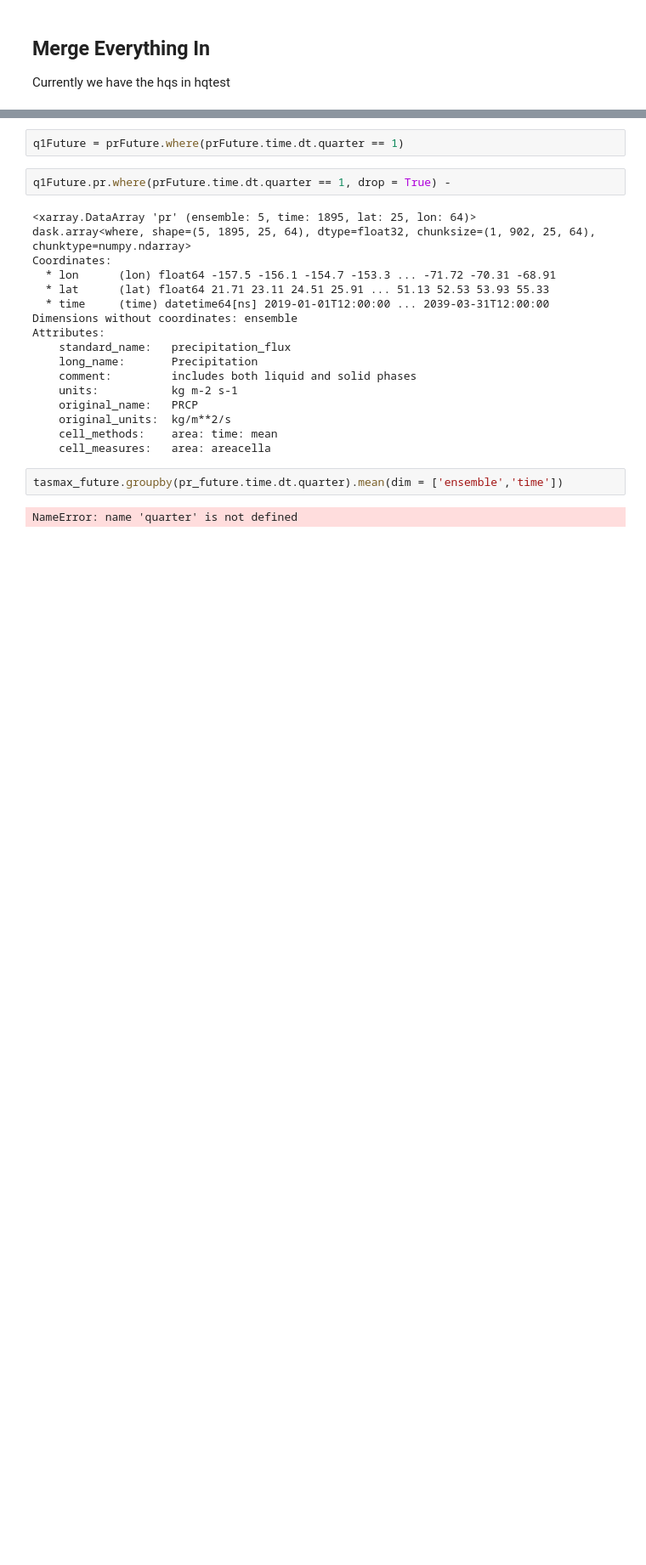
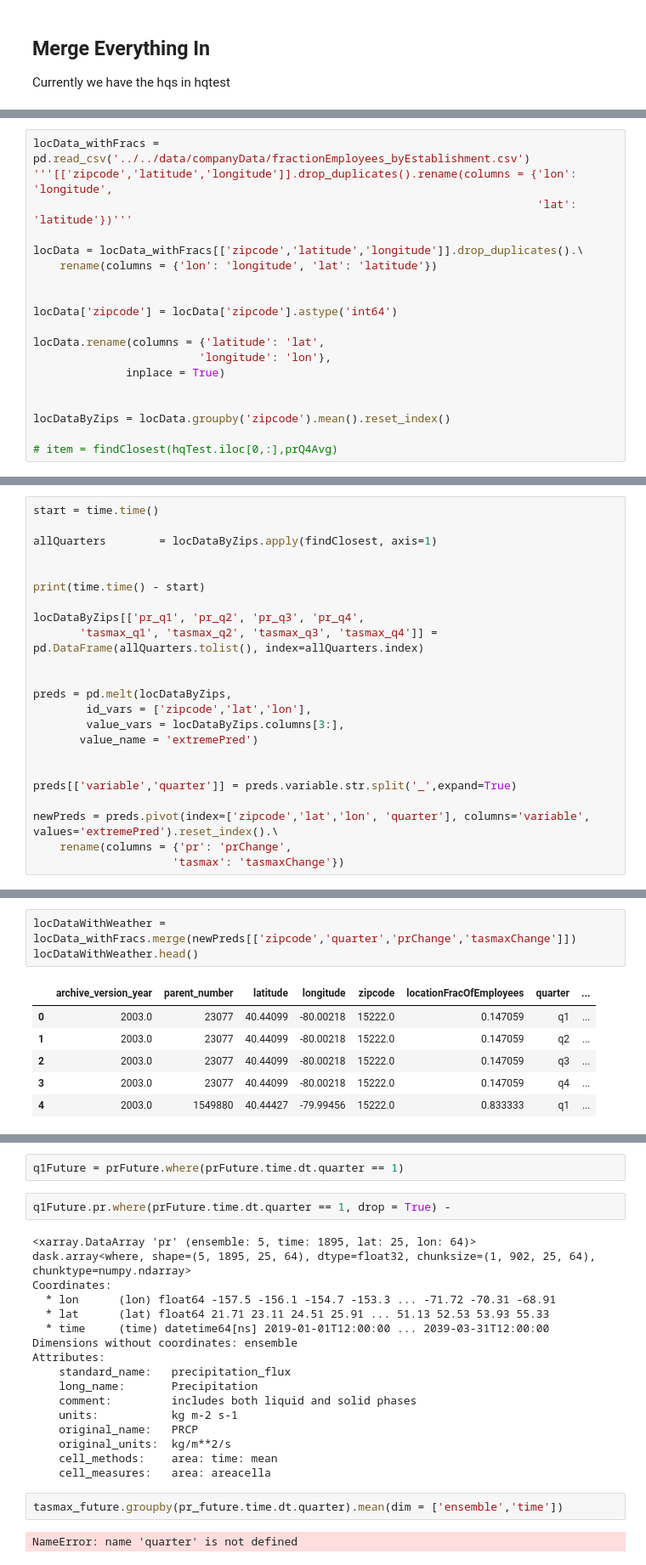
Before and after one commit to brianreed21/extremes, a Jupyter notebook: extremesCleaningCode/cmip6Processing.ipynb, the cells around one changed output, grey strips where cells are left out. Shown at 85% size. Saved outputs shown, nothing was run; the diff lists cells and outputs as text; blank space fills up the shorter version.

```diff
--- a/extremesCleaningCode/cmip6Processing.ipynb
+++ b/extremesCleaningCode/cmip6Processing.ipynb
@@ -483,0 +521,19 @@ tasmaxAll.mean(dim = ['lat',
+# %%
+locData_withFracs = pd.read_csv('../../data/companyData/fractionEmployees_byEstablishment.csv')
+'''[['zipcode','latitude','longitude']].drop_duplicates().rename(columns = {'lon': 'longitude',
+                                                                            'lat': 'latitude'})'''
+
+locData = locData_withFracs[['zipcode','latitude','longitude']].drop_duplicates().\
+    rename(columns = {'lon': 'longitude', 'lat': 'latitude'})
+
+
+locData['zipcode'] = locData['zipcode'].astype('int64')
+
+locData.rename(columns = {'latitude': 'lat',
+                         'longitude': 'lon'},
+              inplace = True)
+
+
+locDataByZips = locData.groupby('zipcode').mean().reset_index()
+
+# item = findClosest(hqTest.iloc[0,:],prQ4Avg)
@@ -483,0 +560,23 @@ tasmaxAll.mean(dim = ['lat',
+# %%
+start = time.time()
+
+allQuarters        = locDataByZips.apply(findClosest, axis=1)
+
+
+print(time.time() - start)
+
+locDataByZips[['pr_q1', 'pr_q2', 'pr_q3', 'pr_q4',
+       'tasmax_q1', 'tasmax_q2', 'tasmax_q3', 'tasmax_q4']] = pd.DataFrame(allQuarters.tolist(), index=allQuarters.index)
+
+
+preds = pd.melt(locDataByZips,
+        id_vars = ['zipcode','lat','lon'],
+        value_vars = locDataByZips.columns[3:],
+       value_name = 'extremePred')
+
+
+preds[['variable','quarter']] = preds.variable.str.split('_',expand=True)
+
+newPreds = preds.pivot(index=['zipcode','lat','lon', 'quarter'], columns='variable', values='extremePred').reset_index().\
+    rename(columns = {'pr': 'prChange',
+                     'tasmax': 'tasmaxChange'})
@@ -483,0 +606,10 @@ tasmaxAll.mean(dim = ['lat',
+# %%
+locDataWithWeather = locData_withFracs.merge(newPreds[['zipcode','quarter','prChange','tasmaxChange']])
+locDataWithWeather.head()
+# %% [output]
+|  | archive_version_year | parent_number | latitude | longitude | zipcode | locationFracOfEmployees | quarter | ... |
+| 0 | 2003.0 | 23077 | 40.44099 | -80.00218 | 15222.0 | 0.147059 | q1 | ... |
+| 1 | 2003.0 | 23077 | 40.44099 | -80.00218 | 15222.0 | 0.147059 | q2 | ... |
+| 2 | 2003.0 | 23077 | 40.44099 | -80.00218 | 15222.0 | 0.147059 | q3 | ... |
+| 3 | 2003.0 | 23077 | 40.44099 | -80.00218 | 15222.0 | 0.147059 | q4 | ... |
+| 4 | 2003.0 | 1549880 | 40.44427 | -79.99456 | 15222.0 | 0.833333 | q1 | ... |
```
Also changed, not shown: parts of 30 cells of this notebook, 1 other file.
